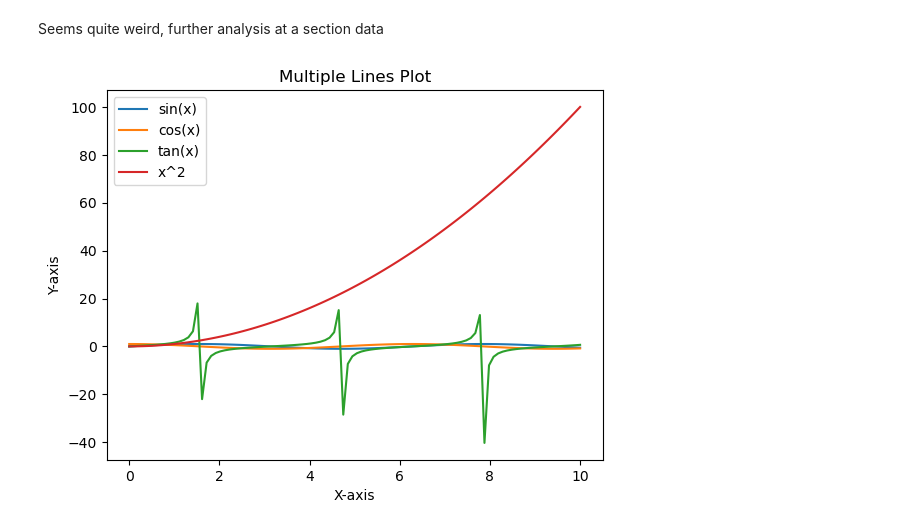
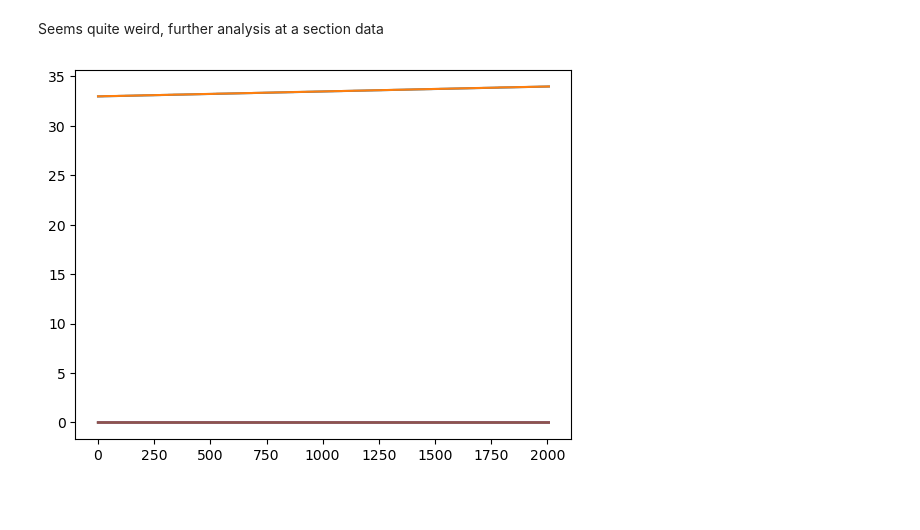
Before and after one commit to XueqianDeng/meta, a Jupyter notebook: Standard_Version/analysis.ipynb, the cells around one changed output. Cells and saved outputs as stored; diff of their text form; code cells hidden in the pictures; blank space fills up the shorter version.

```diff
--- a/Standard_Version/analysis.ipynb
+++ b/Standard_Version/analysis.ipynb
@@ -101,7 +101,10 @@ plt.show()
 [figure]
 # %% [markdown]
 Seems quite weird, further analysis at a section data
-# %%
-this_data = all_list[1][2]
-# %% [output]
-[figure, removed]
+# %%
+this_data = all_list[1][2]
+x = np.arange(0, len(this_data[:,0]))
+for line_number in range(16):
+    plt.plot(x, this_data[:,line_number])
+# %% [output]
+[figure, added]
```
Also changed, not shown: parts of 9 cells of this notebook.
